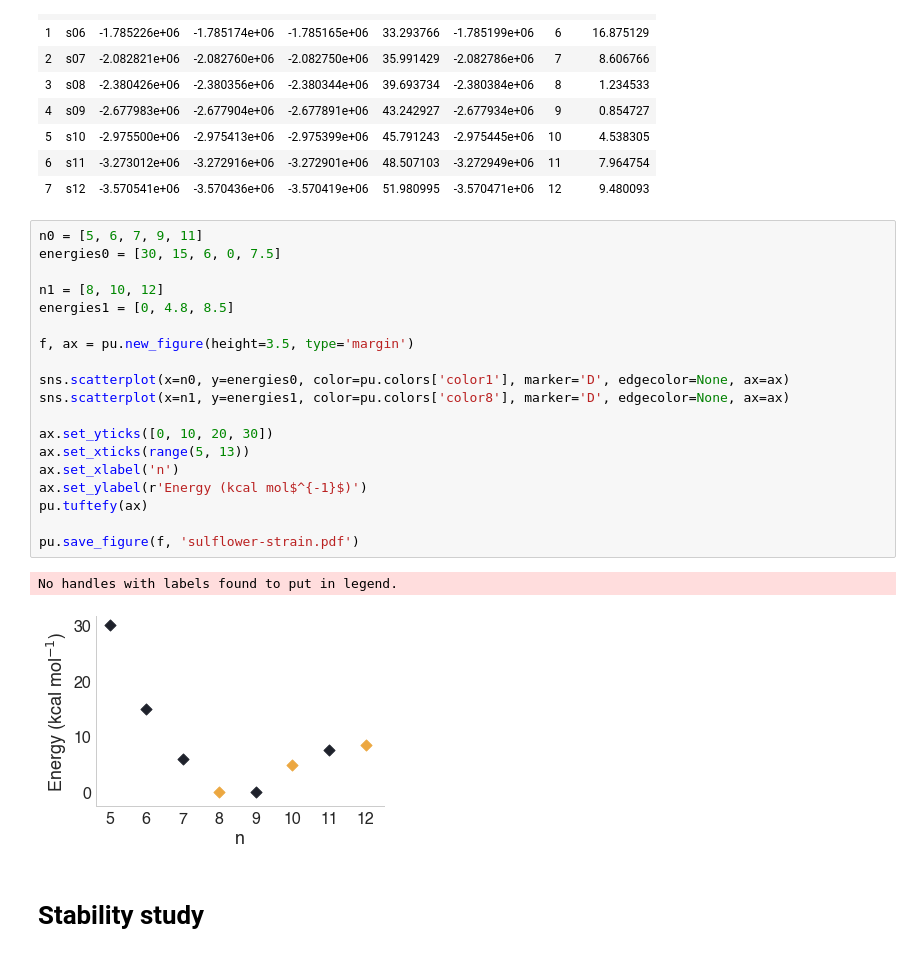
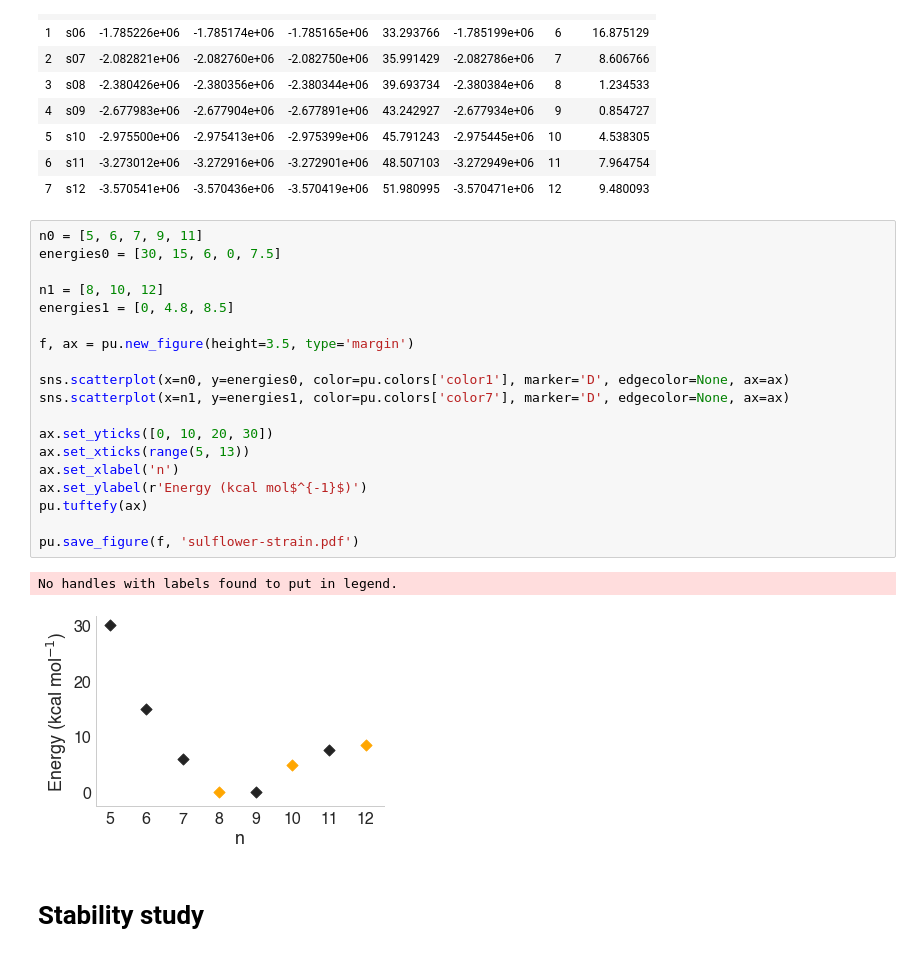
Before and after one commit to oscarigrexas/eomt-oscar, a Jupyter notebook: exploration/exploration.ipynb, the cells around one changed output. Drawn from its saved outputs; the diff is of its cells as text.

```diff
--- a/exploration/exploration.ipynb
+++ b/exploration/exploration.ipynb
@@ -31,25 +37,25 @@ edf
 # %%
 n0 = [5, 6, 7, 9, 11]
 energies0 = [30, 15, 6, 0, 7.5]
 
 n1 = [8, 10, 12]
 energies1 = [0, 4.8, 8.5]
 
 f, ax = pu.new_figure(height=3.5, type='margin')
 
 sns.scatterplot(x=n0, y=energies0, color=pu.colors['color1'], marker='D', edgecolor=None, ax=ax)
-sns.scatterplot(x=n1, y=energies1, color=pu.colors['color8'], marker='D', edgecolor=None, ax=ax)
+sns.scatterplot(x=n1, y=energies1, color=pu.colors['color7'], marker='D', edgecolor=None, ax=ax)
 
 ax.set_yticks([0, 10, 20, 30])
 ax.set_xticks(range(5, 13))
 ax.set_xlabel('n')
 ax.set_ylabel(r'Energy (kcal mol$^{-1}$)')
 pu.tuftefy(ax)
 
 pu.save_figure(f, 'sulflower-strain.pdf')
 # %% [output]
 No handles with labels found to put in legend.
-[figure, old version]
+[figure, new version]
 # %% [markdown]
 # Stability study
 # %%
```
Also changed, not shown: parts of 4 cells of this notebook, 9 other files.
